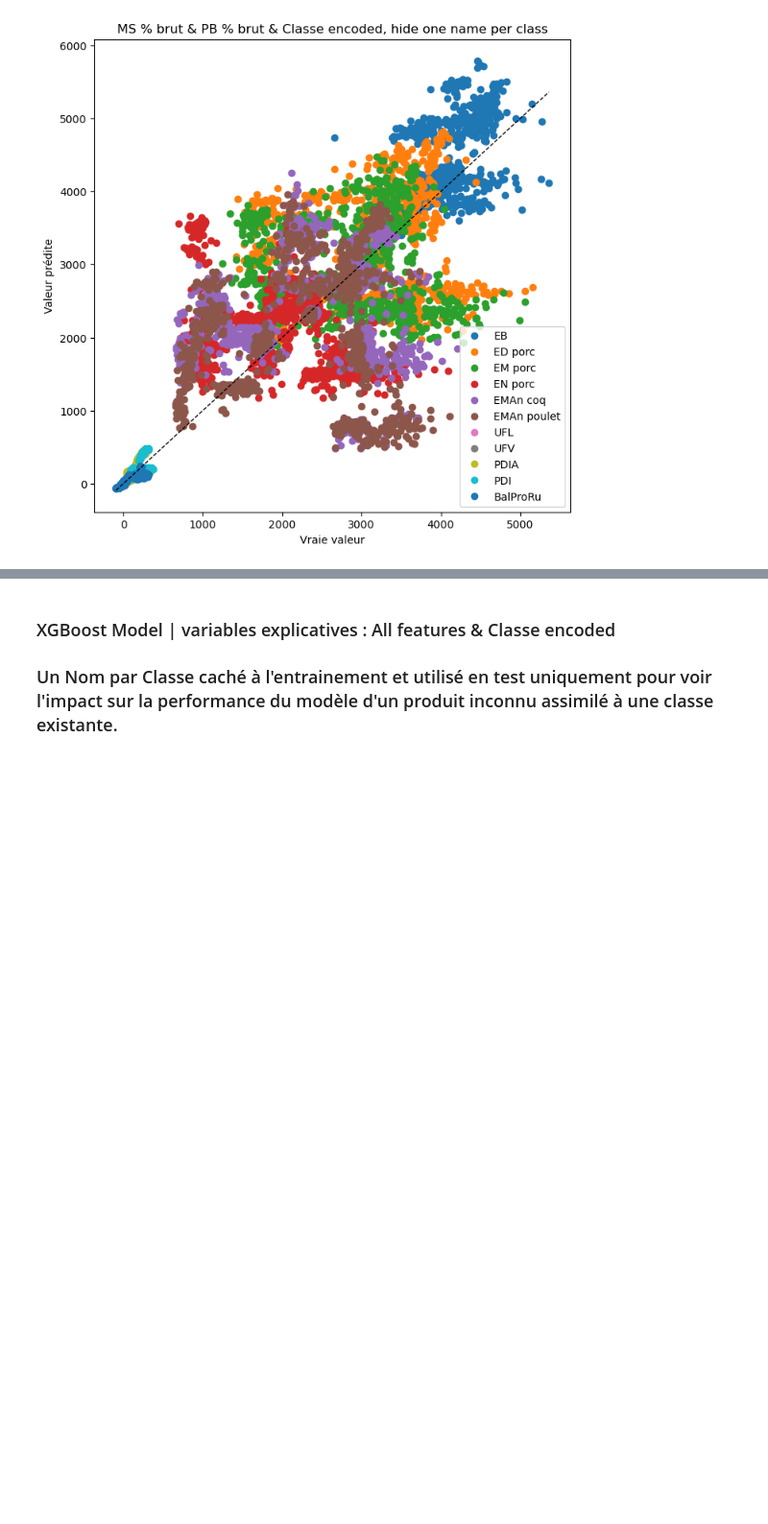
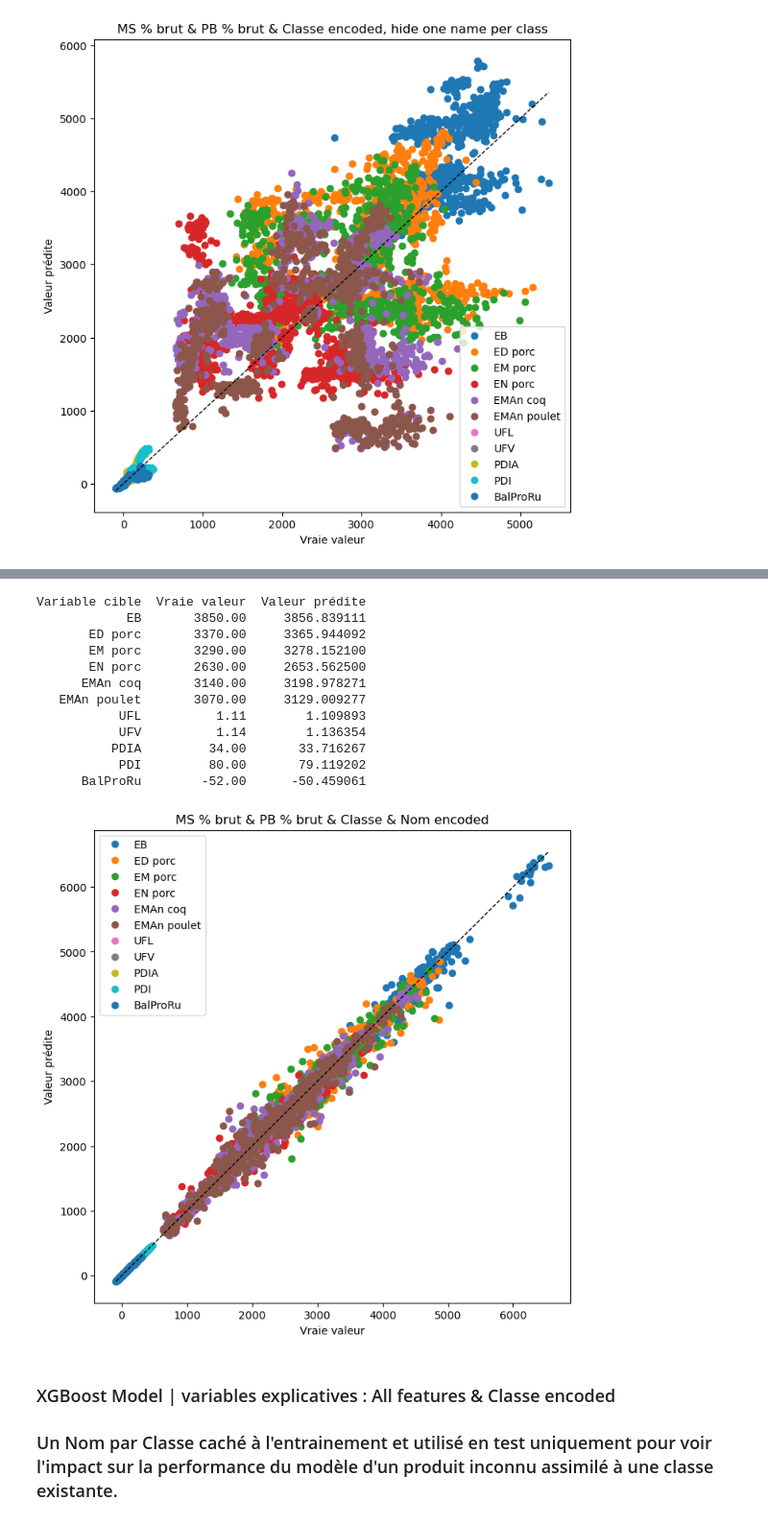
Before and after one commit to PJGouze/projet_fil_rouge, a Jupyter notebook: Regressor_Deux/test_preliminaire.ipynb, the cells around one changed output, grey strips where cells are left out. Shown at 96% size. Saved outputs shown, nothing was run; the diff lists cells and outputs as text; code cells hidden in the pictures; blank space fills up the shorter version.

Commit message:
add model MS PB Class Name

```diff
--- a/Regressor_Deux/test_preliminaire.ipynb
+++ b/Regressor_Deux/test_preliminaire.ipynb
@@ -509,0 +512,33 @@ Variable cible  Vraie valeur  Valeur prédite
+# %%
+# Variables explicatives sélectionnées
+vars_expl_with_classe_nom = ["MS % brut", "PB % brut"]
+
+# Préparation des données avec split aléatoire
+X_train_sel_nom, X_test_sel_nom, y_train_sel_nom, y_test_sel_nom = prepare_data_random_split(
+    data, vars_expl_with_classe_nom, vars_cibles, test_size=0.2, random_state=42
+)
+
+# Indices pour les features encodées
+indices_train_nom = X_train_sel_nom.index
+indices_test_nom = X_test_sel_nom.index
+
+# Ajouter la variable Classe encodée
+X_train_sel_nom, X_test_sel_nom = add_encoded_feature(
+    X_train_sel_nom, X_test_sel_nom, data, "Classe", indices_train_nom, indices_test_nom
+)
+
+# Ajouter la variable Nom encodée
+X_train_sel_nom, X_test_sel_nom = add_encoded_feature(
+    X_train_sel_nom, X_test_sel_nom, data, "Nom", indices_train_nom, indices_test_nom
+)
+
+# Entraînement des modèles
+resultats_MS_PB_Classe_Nom_df, models_sel_class_nom = train_xgboost_models(
+    X_train_sel_nom, X_test_sel_nom, y_train_sel_nom, y_test_sel_nom,
+    vars_cibles, noms_simplifies, random_state=42
+)
+
+print("Résultats du modèle avec MS, PB, Classe et Nom encodés:")
+print(f"Nombre d'observations en train: {len(X_train_sel_nom)}")
+print(f"Nombre d'observations en test: {len(X_test_sel_nom)}")
+print(resultats_MS_PB_Classe_Nom_df.to_string(index=False))
@@ -510,3 +561,19 @@ Variable cible  Vraie valeur  Valeur prédite
+# %%
+plot_pred_vs_true(models_sel_class_nom, X_test_sel_nom, y_test_sel_nom, vars_cibles, title="MS % brut & PB % brut & Classe & Nom encoded", n=0)
+# %% [output]
+Variable cible  Vraie valeur  Valeur prédite
+            EB       3850.00     3856.839111
+       ED porc       3370.00     3365.944092
+       EM porc       3290.00     3278.152100
+       EN porc       2630.00     2653.562500
+      EMAn coq       3140.00     3198.978271
+   EMAn poulet       3070.00     3129.009277
+           UFL          1.11        1.109893
+           UFV          1.14        1.136354
+          PDIA         34.00       33.716267
+           PDI         80.00       79.119202
+      BalProRu        -52.00      -50.459061
+[figure, added]
 # %% [markdown]
 ### XGBoost Model | variables explicatives : All features & Classe encoded
 ### Un Nom par Classe caché à l'entrainement et utilisé en test uniquement pour voir l'impact sur la performance du modèle d'un produit inconnu assimilé à une classe existante.
```
Also changed, not shown: parts of 3 cells of this notebook.
